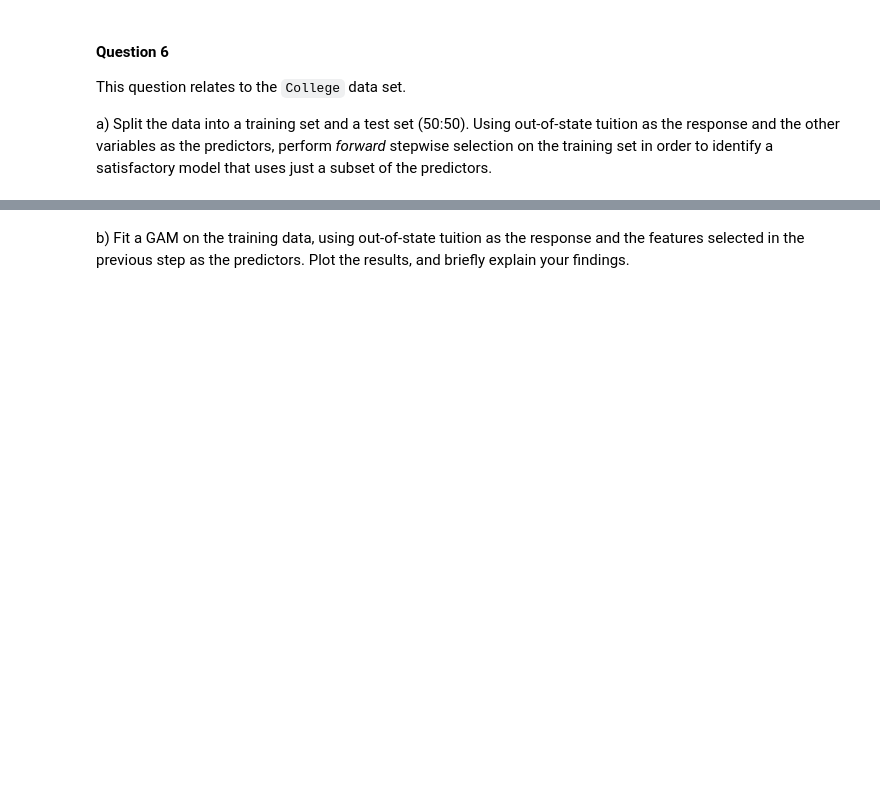
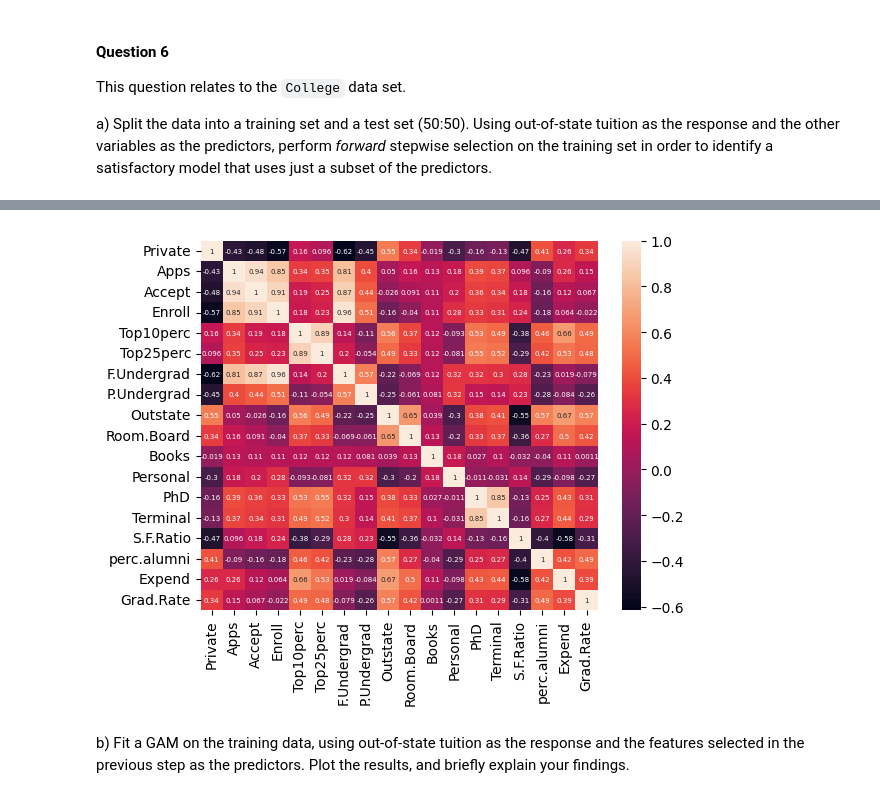
Before and after one commit to christian-ortmann/INFO521, a Jupyter notebook: ortmann_hw6_521.ipynb, the cells around one changed output, grey strips where cells are left out. Saved outputs shown, nothing was run; the diff lists cells and outputs as text; code cells hidden in the pictures; blank space fills up the shorter version.

```diff
--- a/ortmann_hw6_521.ipynb
+++ b/ortmann_hw6_521.ipynb
@@ -119,4 +127,83 @@ a) Split the data into a training set and a test set (50:50). Using out-of-state
 # %%
 # BEGIN SOLUTION
 
+#------------------------
+#imports
+#------------------------
+import pandas as pd
+import numpy as np
+import seaborn as sns
+from sklearn import linear_model
+from sklearn.metrics import accuracy_score
+from sklearn.feature_selection import SequentialFeatureSelector
+from sklearn.metrics import mean_squared_error as mse
+from sklearn.model_selection import train_test_split as tts
+import statsmodels.api as sm
+
+
+#------------------------
+#read data and clean a bit
+#------------------------
+
+college = pd.read_csv('/Users/cortmann/Desktop/521 - Machine Learning/INFO521/521Data/College.csv')#load data
+college = college.rename(columns = {'Unnamed: 0':'College'}) #rename college header
+college['Private'] = college['Private'].map({"Yes": 1, "No": 0}) #regular label encoding if the college is private (assign binary)
+
+
+#------------------------
+#correlations
+#------------------------
+
+corrData = college.drop(columns = ['College']) #drop college entirely, it is a unique identifier that is not predictive
+sns.heatmap(corrData.corr(), annot=True, annot_kws={'fontsize':5}) #compute the correlations and plot in at the same time, make font smaller for visualization
+
+
+#------------------------
+#split data
+#------------------------
+
+college = college.drop(columns = ['College']) #drop college entirely, it is a unique identifier that is not predictive
+x_train, x_test, y_train, y_test = tts(college, college['Outstate'], test_size=0.50, random_state=12)
+
+
+#------------------------
+#Stepwise selection to fit the best model with the least amount of predictors
+#with help from: https://www.geeksforgeeks.org/stepwise-regression-in-python/
+#------------------------
+
+sfs = SequentialFeatureSelector(estimator=linear_model.LogisticRegression(),
+                                n_features_to_select= 6,
+                                direction='forward')
+
+selected_features = sfs.fit(x_train,y_train)
+
+# Get the mask of selected features
+mask = selected_features.get_support() #return mask that is T/F for selected predictors
+
+# Get the selected feature names
+bestPredictors = np.array(x_train.columns)[mask]
+
+#------------------------
+#run OLS to test how well the subset of predictors are vs using all data
+#------------------------
+
+#all predictors
+trainPreds = sm.add_constant(x_train) #add constant for simple linear regression
+testPreds = sm.add_constant(x_test) #add constant for simple linear regression
+mlrModel = sm.OLS(y_train, trainPreds).fit()
+print(f'All predictors training r squared:{mlrModel.rsquared}')
+yPred = mlrModel.predict(testPreds)
+print(f'TEST ERROR = {mse(y_test,yPred)}')
+
+#just subset
+pred = list(bestPredictors) #convert predictors from a tuple to a list
+trainPreds = sm.add_constant(x_train[pred]) #add constant for simple linear regression
+testPreds = sm.add_constant(x_test[pred]) #add constant for simple linear regression
+mlrModel = sm.OLS(y_train, trainPreds).fit()
+print(f'Subset of predictors training r squared:{mlrModel.rsquared}')
+yPred = mlrModel.predict(testPreds)
+print(f'TEST ERROR = {mse(y_test,yPred)}')
+
+
 # END SOLUTION
+# %% [output]
@@ -123,3 +231,4 @@ a) Split the data into a training set and a test set (50:50). Using out-of-state
+[figure, added]
 # %% [markdown]
 b) Fit a GAM on the training data, using out-of-state tuition as the response and the features selected in the previous step as the predictors. Plot the results, and briefly explain your findings.
 # %%
```
Also changed, not shown: parts of 28 cells of this notebook.
